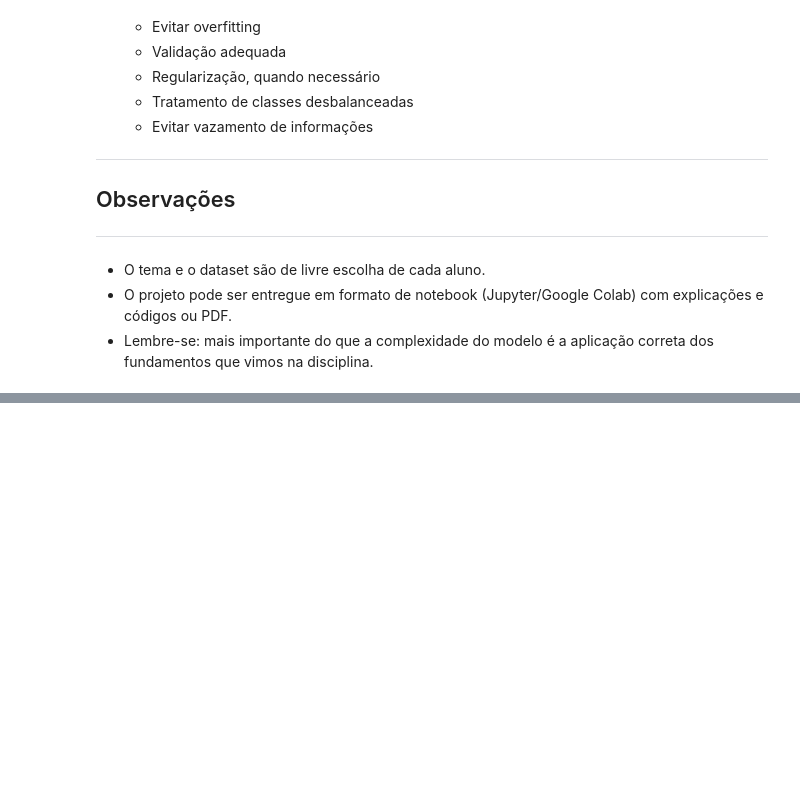
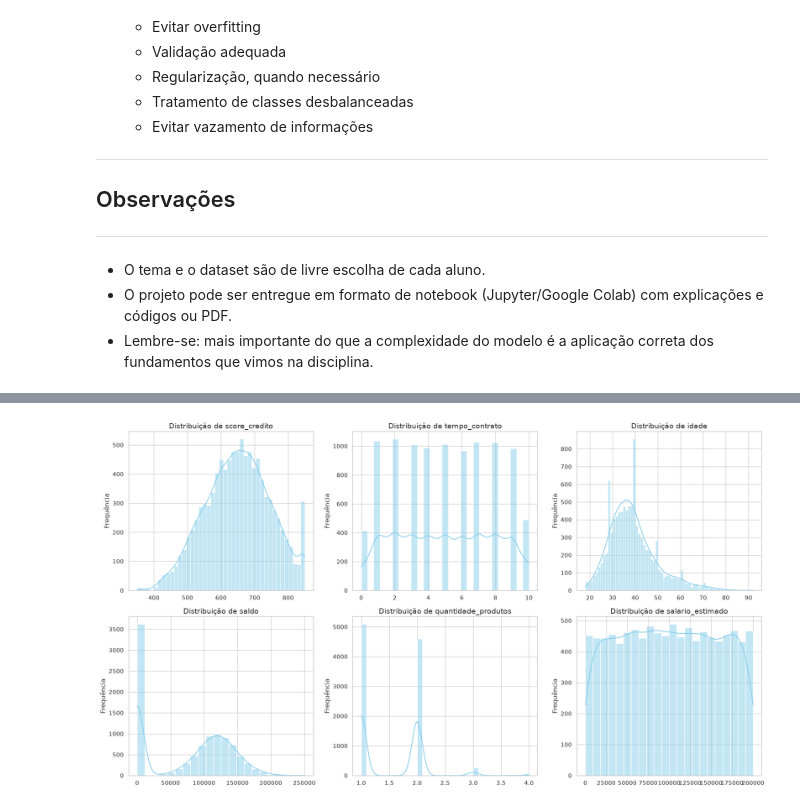
Before and after one commit to hrsJesus/projeto-fundamentos-ml, a Jupyter notebook: projeto.ipynb, the cells around one changed output, grey strips where cells are left out. Saved outputs shown, nothing was run; the diff lists cells and outputs as text; code cells hidden in the pictures; blank space fills up the shorter version.

```diff
--- a/projeto.ipynb
+++ b/projeto.ipynb
@@ -43,6 +44,6 @@ from sklearn.model_selection import train_test_split
 from sklearn.linear_model import LinearRegression
 from sklearn.metrics import mean_absolute_error, mean_squared_error, r2_score
 # %%
-ARQUIVOML = 'Bank Customer Churn Prediction.csv'
-base_ml = pd.read_csv(ARQUIVOML, encoding='utf-8-sig')
+ARQUIVOML = 'bank-customer-churn-prediction.csv'
+df = pd.read_csv(ARQUIVOML, encoding='utf-8-sig')
 # %%
@@ -78,0 +111,15 @@ memory usage: 937.6+ KB
+# %%
+df.columns = [
+    'id_cliente',
+    'score_credito',
+    'pais',
+    'genero',
+    'idade',
+    'tempo_contrato',
+    'saldo',
+    'quantidade_produtos',
+    'cartao_credito',
+    'membro_ativo',
+    'salario_estimado',
+    'rotatividade'
+]
@@ -78,0 +147,24 @@ memory usage: 937.6+ KB
+# %%
+variaveis_quantitativas = ['score_credito', 'tempo_contrato', 'idade', 'saldo', 'quantidade_produtos', 'salario_estimado']
+
+sns.set_theme(style="whitegrid")
+
+fig, axes = plt.subplots(nrows=2, ncols=3, figsize=(18, 10))
+axes = axes.flatten()
+
+for i, coluna in enumerate(variaveis_quantitativas):
+    sns.histplot(
+        data=df,
+        x=coluna,
+        kde=True,
+        color="skyblue",
+        ax=axes[i]
+    )
+    axes[i].set_title(f'Distribuição de {coluna}', fontsize=14)
+    axes[i].set_xlabel('')
+    axes[i].set_ylabel('Frequência')
+
+plt.tight_layout()
+plt.show()
+# %% [output]
+[figure, added]
```
Also changed, not shown: parts of 15 cells of this notebook, 1 other file.
